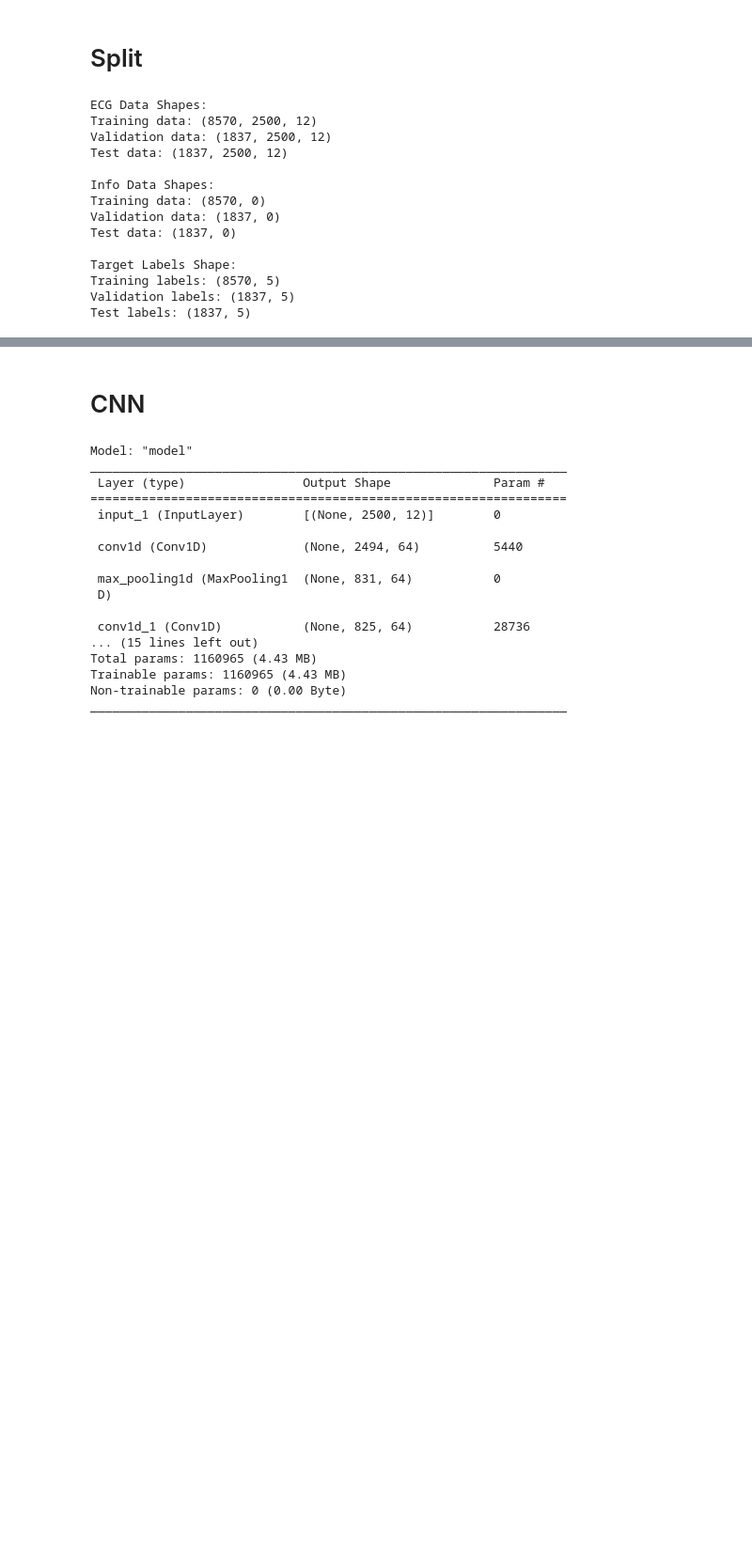
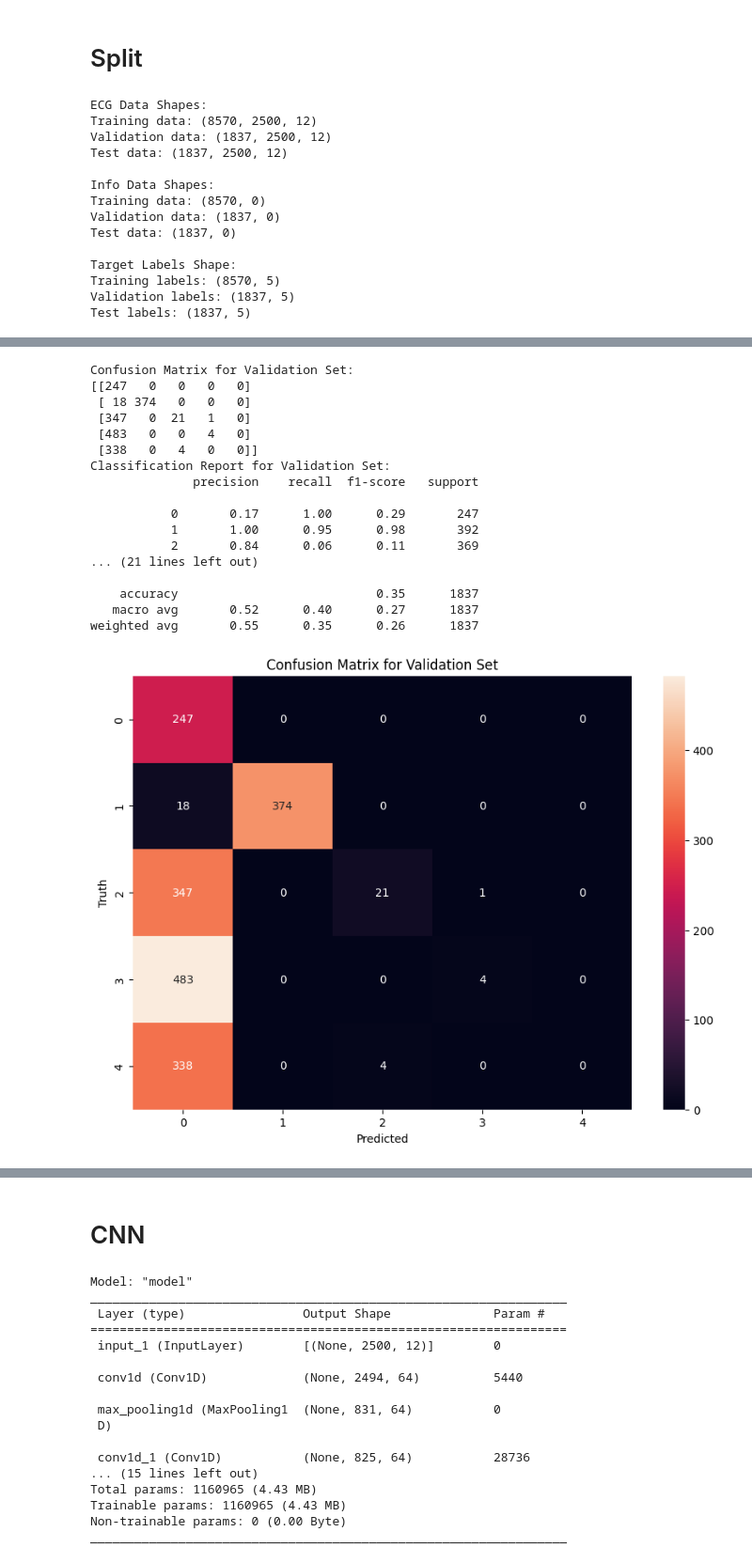
Before and after one commit to Nicoflo22/Thesis, a Jupyter notebook: thesis_superclass_250_only_signals.ipynb, the cells around one changed output, grey strips where cells are left out. Shown at 94% size. Saved outputs shown, nothing was run; the diff lists cells and outputs as text; code cells hidden in the pictures; blank space fills up the shorter version.

```diff
--- a/thesis_superclass_250_only_signals.ipynb
+++ b/thesis_superclass_250_only_signals.ipynb
@@ -499,0 +527,61 @@ Test labels: (1837, 5)
+# %%
+from sklearn.metrics import confusion_matrix, classification_report
+import seaborn as sns
+
+# Convert DataFrames to NumPy arrays and then to label-encoded form
+y_train_single = np.argmax(y_train.values, axis=1)
+y_val_single = np.argmax(y_val.values, axis=1)
+y_test_single = np.argmax(y_test.values, axis=1)
+
+# Also convert the predictions
+y_val_pred_single = np.argmax(y_val_pred, axis=1)
+y_test_pred_single = np.argmax(y_test_pred, axis=1)
+
+# Calculate specificity and create confusion matrix for validation set
+cm_val = confusion_matrix(y_val_single, y_val_pred_single)
+print("Confusion Matrix for Validation Set:")
+print(cm_val)
+print("Classification Report for Validation Set:")
+print(classification_report(y_val_single, y_val_pred_single))
+
+# Calculate specificity and create confusion matrix for test set
+cm_test = confusion_matrix(y_test_single, y_test_pred_single)
+print("Confusion Matrix for Test Set:")
+print(cm_test)
+print("Classification Report for Test Set:")
+print(classification_report(y_test_single, y_test_pred_single))
+
+# Plot confusion matrix for validation set
+plt.figure(figsize=(10, 7))
+sns.heatmap(cm_val, annot=True, fmt='d')
+plt.title("Confusion Matrix for Validation Set")
+plt.xlabel('Predicted')
+plt.ylabel('Truth')
+plt.show()
+
+# Plot confusion matrix for test set
+plt.figure(figsize=(10, 7))
+sns.heatmap(cm_test, annot=True, fmt='d')
+plt.title("Confusion Matrix for Test Set")
+plt.xlabel('Predicted')
+plt.ylabel('Truth')
+plt.show()
+# %% [output]
+Confusion Matrix for Validation Set:
+[[247   0   0   0   0]
+ [ 18 374   0   0   0]
+ [347   0  21   1   0]
+ [483   0   0   4   0]
+ [338   0   4   0   0]]
+Classification Report for Validation Set:
+              precision    recall  f1-score   support
+
+           0       0.17      1.00      0.29       247
+           1       1.00      0.95      0.98       392
+           2       0.84      0.06      0.11       369
+... (21 lines left out)
+
+    accuracy                           0.35      1837
+   macro avg       0.52      0.40      0.27      1837
+weighted avg       0.55      0.35      0.26      1837
+[figure, added]
```
Also changed, not shown: parts of 7 cells of this notebook, 1 other file.
